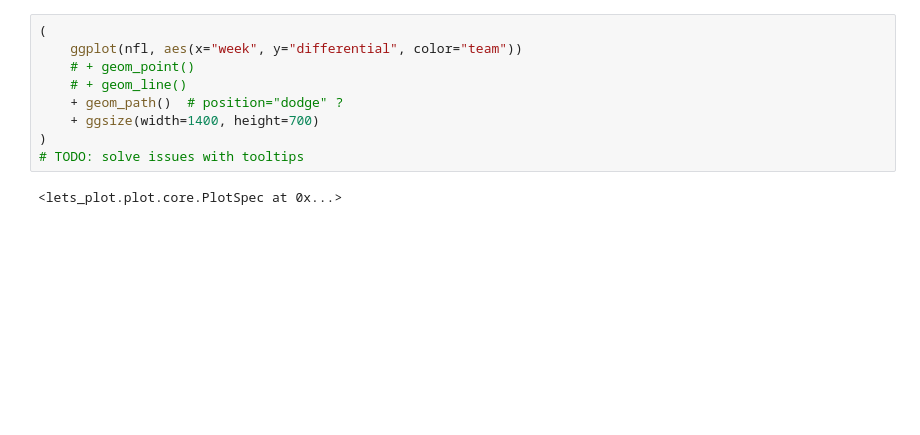
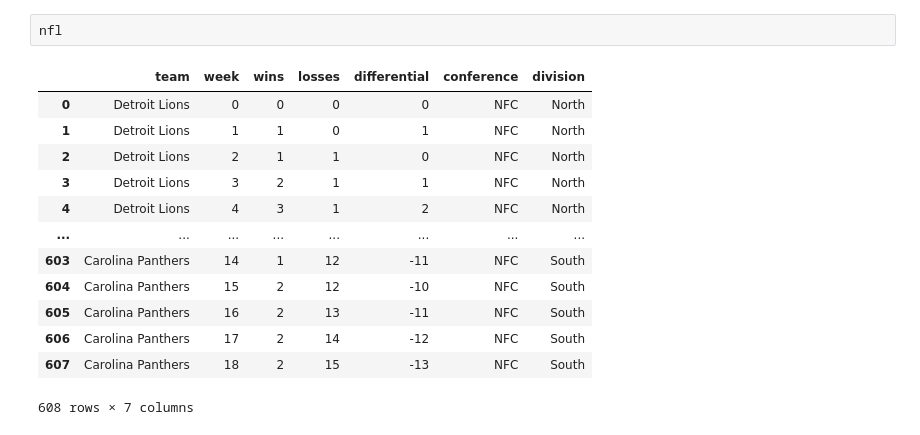
Before and after one commit to daviddalpiaz/nfl-dashboard, a Jupyter notebook: visualizations.ipynb, the cells around one changed output. Drawn from its saved outputs; the diff is of its cells as text; blank space fills up the shorter version.

```diff
--- a/visualizations.ipynb
+++ b/visualizations.ipynb
@@ -50,11 +94,16 @@ plt.show()
-# %%
-(
-    ggplot(nfl, aes(x="week", y="differential", color="team"))
-    # + geom_point()
-    # + geom_line()
-    + geom_path()  # position="dodge" ?
-    + ggsize(width=1400, height=700)
-)
-# TODO: solve issues with tooltips
-# %% [output]
-<lets_plot.plot.core.PlotSpec at 0x...>
+# %%
+nfl
+# %% [output]
+|  | team | week | wins | losses | differential | conference | division |
+| 0 | Detroit Lions | 0 | 0 | 0 | 0 | NFC | North |
+| 1 | Detroit Lions | 1 | 1 | 0 | 1 | NFC | North |
+| 2 | Detroit Lions | 2 | 1 | 1 | 0 | NFC | North |
+| 3 | Detroit Lions | 3 | 2 | 1 | 1 | NFC | North |
+| 4 | Detroit Lions | 4 | 3 | 1 | 2 | NFC | North |
+| ... | ... | ... | ... | ... | ... | ... | ... |
+| 603 | Carolina Panthers | 14 | 1 | 12 | -11 | NFC | South |
+| 604 | Carolina Panthers | 15 | 2 | 12 | -10 | NFC | South |
+| 605 | Carolina Panthers | 16 | 2 | 13 | -11 | NFC | South |
+| 606 | Carolina Panthers | 17 | 2 | 14 | -12 | NFC | South |
+| 607 | Carolina Panthers | 18 | 2 | 15 | -13 | NFC | South |
+608 rows × 7 columns
```
Also changed, not shown: parts of 8 cells of this notebook.
